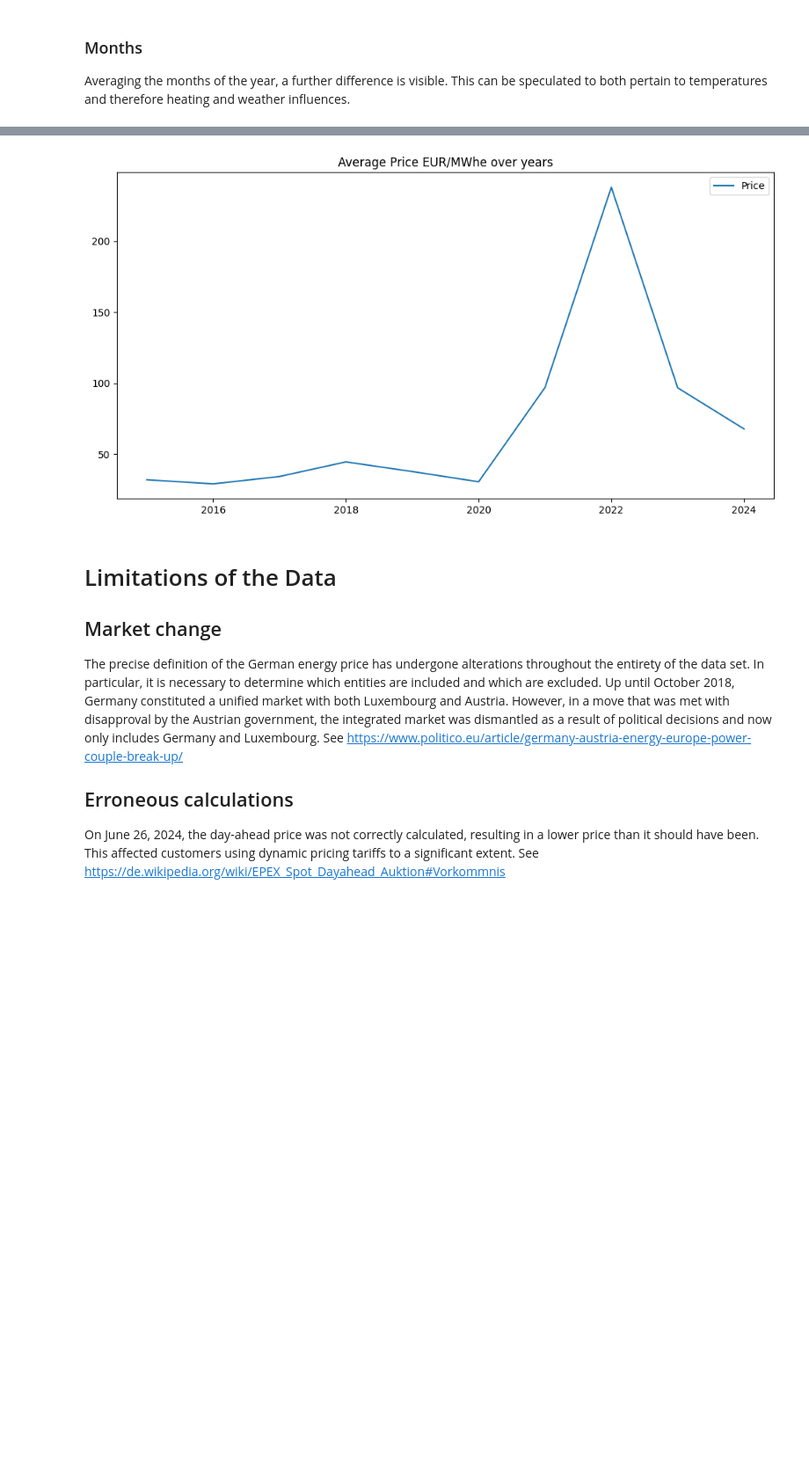
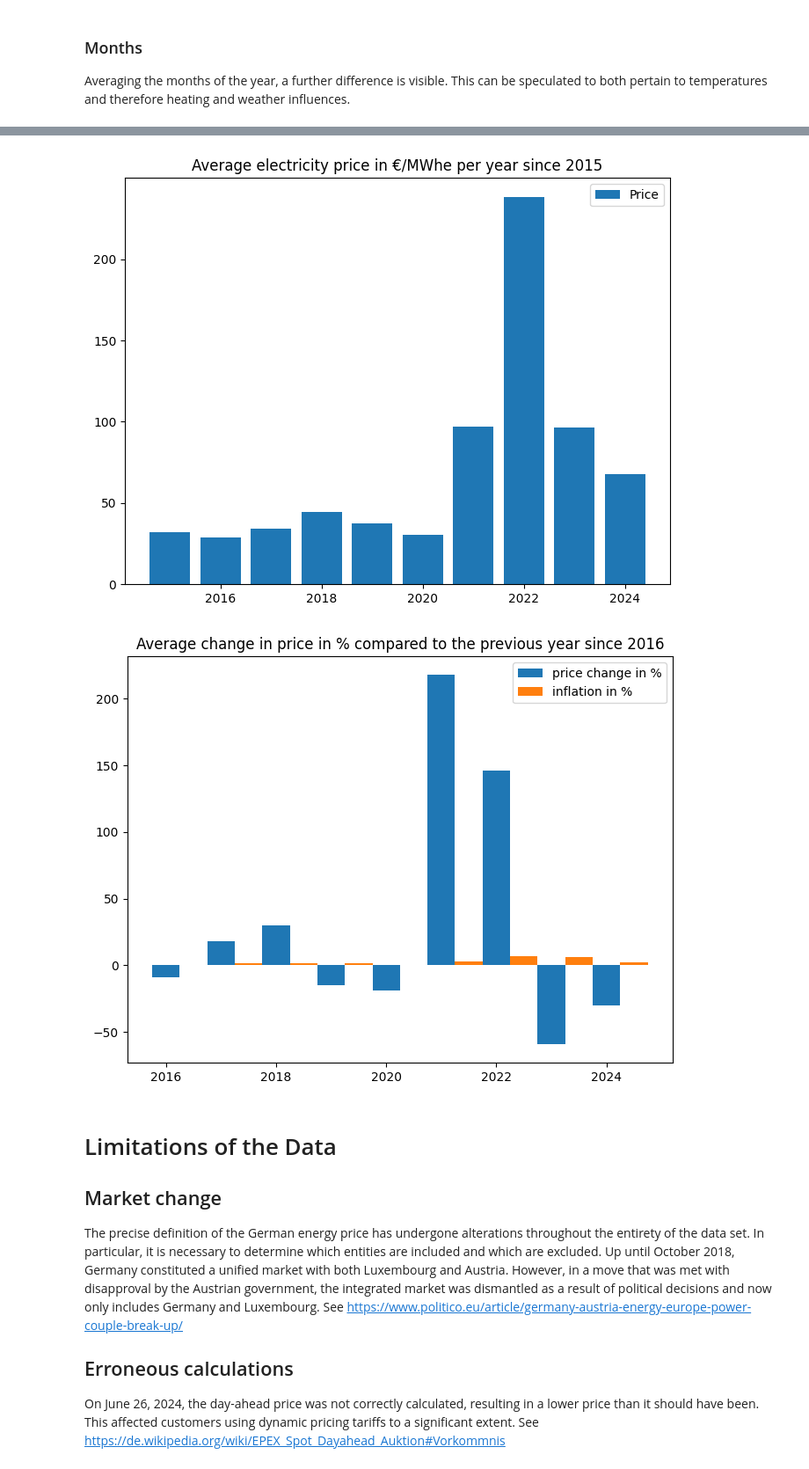
Before and after one commit to BTW25-Data-Science-Challenge/xAi, a Jupyter notebook: PlottingAndObservation/Overview.ipynb, the cells around one changed output, grey strips where cells are left out. Shown at 88% size. Drawn from its saved outputs; the diff is of its cells as text; code cells hidden in the pictures; blank space fills up the shorter version.

```diff
--- a/PlottingAndObservation/Overview.ipynb
+++ b/PlottingAndObservation/Overview.ipynb
@@ -94,14 +106,30 @@ Averaging the individual years, a striking spike during the year 2022. A slight
-# %%
-dataframe.set_index('Datetime (UTC)')
-yearly_mean_frame = dataframe.groupby(dataframe["Datetime (UTC)"].dt.year)['Price (EUR/MWhe)'].mean()
-
-plt.figure(figsize=(12,6))
-plt.plot([2015,2016,2017,2018,2019,2020,2021,2022,2023,2024], yearly_mean_frame, label='Price')
-plt.legend()
-plt.title('Average Price EUR/MWhe over years')
-plt.show()
-# %% [output]
-[figure, removed]
+# %%
+dataframe.set_index('Datetime (UTC)')
+yearly_mean_frame = dataframe.groupby(dataframe["Datetime (UTC)"].dt.year)['Price (EUR/MWhe)'].mean()
+
+plt.figure(figsize=(8,6))
+plt.bar([2015,2016,2017,2018,2019,2020,2021,2022,2023,2024], yearly_mean_frame, label='Price')
+plt.legend()
+plt.title('Average electricity price in €/MWhe per year since 2015')
+plt.show()
+
+previous_year_price = yearly_mean_frame[2015]
+price_changes = []
+for yearly_price in yearly_mean_frame:
+    if yearly_price != yearly_mean_frame[2015]:
+        price_changes.append (yearly_price / previous_year_price * 100 -100)
+        previous_year_price = yearly_price
+
+inflation_from_2016 = [0.5, 1.5, 1.8, 1.4, 0.5, 3.1, 6.9, 5.9, 2.2]
+plt.figure(figsize=(8,6))
+plt.bar([2016, 2017, 2018, 2019, 2020, 2021, 2022, 2023, 2024], price_changes, width=0.5,label='price change in %')
+plt.bar([2016+0.5, 2017+0.5, 2018+0.5, 2019+0.5, 2020+0.5, 2021+0.5, 2022+0.5, 2023+0.5, 2024+0.5], inflation_from_2016, width=0.5,label='inflation in %')
+plt.legend()
+plt.title('Average change in price in % compared to the previous year since 2016')
+plt.show()
+# %% [output]
+[figure, added]
+[figure, added]
 # %% [markdown]
 # Limitations of the Data
 ## Market change
```
Also changed, not shown: parts of 8 cells of this notebook.
